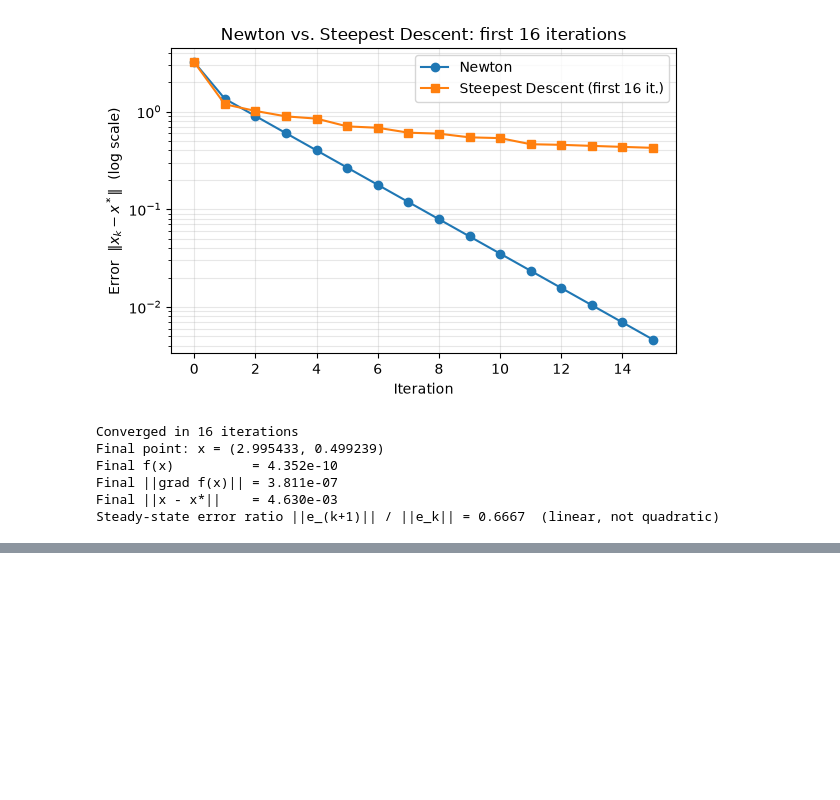
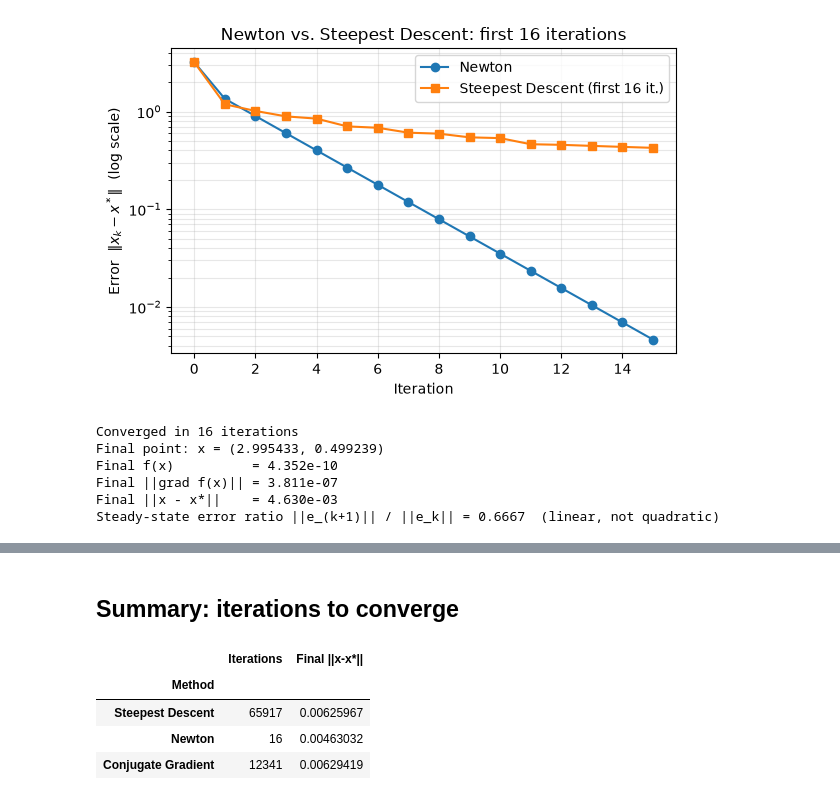
Before and after one commit to KevJoss/Optimization_methods_course, a Jupyter notebook: results.ipynb, the cells around one changed output, grey strips where cells are left out. Saved outputs shown, nothing was run; the diff lists cells and outputs as text; code cells hidden in the pictures; blank space fills up the shorter version.

```diff
--- a/results.ipynb
+++ b/results.ipynb
@@ -120,0 +177,15 @@ Steady-state error ratio ||e_(k+1)|| / ||e_k|| = 0.6667  (linear, not quadratic)
+# %% [markdown]
+## Summary: iterations to converge
+# %%
+summary = pd.DataFrame([
+    {"Method": "Steepest Descent", "Iterations": len(sd_history), "Final ||x-x*||": sd_history.iloc[-1]["error"]},
+    {"Method": "Newton", "Iterations": len(newton_history), "Final ||x-x*||": newton_history.iloc[-1]["error"]},
+    {"Method": "Conjugate Gradient", "Iterations": len(cg_history), "Final ||x-x*||": cg_history.iloc[-1]["error"]},
+]).set_index("Method")
+summary
+# %% [output]
+|  | Iterations | Final ||x-x*|| |
+| Method |  |  |
+| Steepest Descent | 65917 | 0.00625967 |
+| Newton | 16 | 0.00463032 |
+| Conjugate Gradient | 12341 | 0.00629419 |
```
Also changed, not shown: parts of 4 cells of this notebook, 5 other files.
